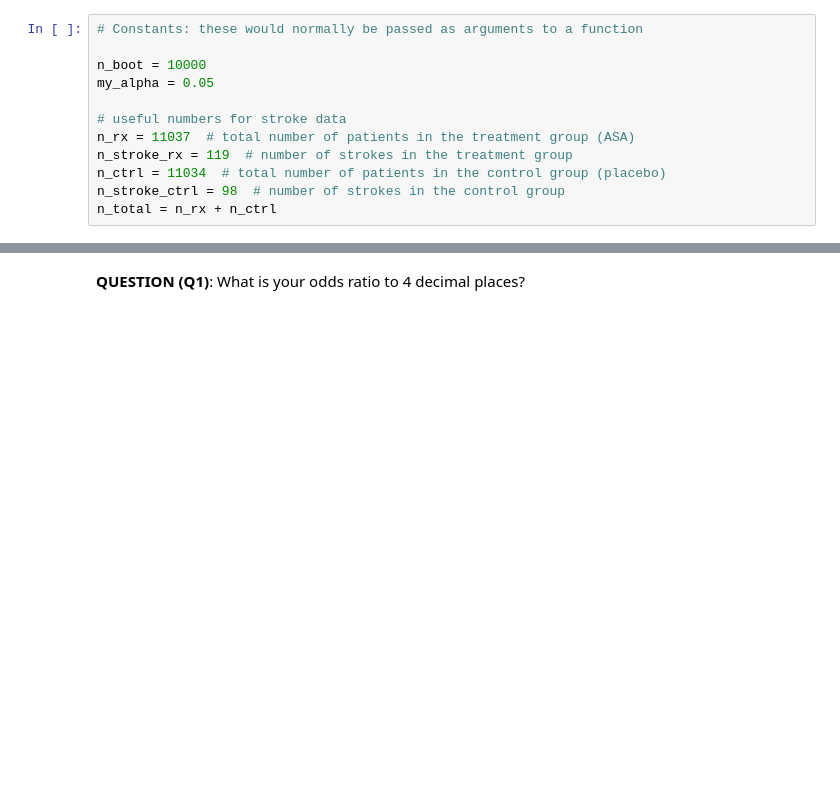
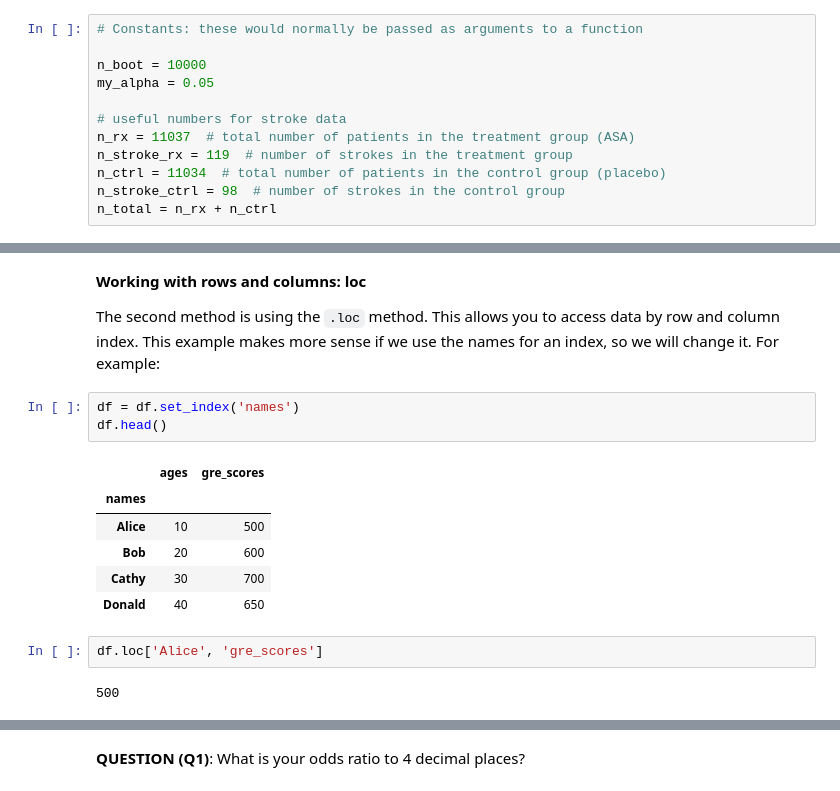
Before and after one commit to jonahpearl/TAD_python, a Jupyter notebook: notebooks/TAD_Week3_etASAdemo_ng_student.ipynb, the cells around one changed output, grey strips where cells are left out. Cells and saved outputs as stored; diff of their text form; blank space fills up the shorter version.

```diff
--- a/notebooks/TAD_Week3_etASAdemo_ng_student.ipynb
+++ b/notebooks/TAD_Week3_etASAdemo_ng_student.ipynb
@@ -78,0 +182,18 @@ n_total = n_rx + n_ctrl
+# %% [markdown]
+**Working with rows and columns: loc**
+
+The second method is using the `.loc` method. This allows you to access data by row and column index. This example makes more sense if we use the names for an index, so we will change it. For example:
+# %%
+df = df.set_index('names')
+df.head()
+# %% [output]
+|  | ages | gre_scores |
+| names |  |  |
+| Alice | 10 | 500 |
+| Bob | 20 | 600 |
+| Cathy | 30 | 700 |
+| Donald | 40 | 650 |
+# %%
+df.loc['Alice', 'gre_scores']
+# %% [output]
+500
```
Also changed, not shown: parts of 42 cells of this notebook.
